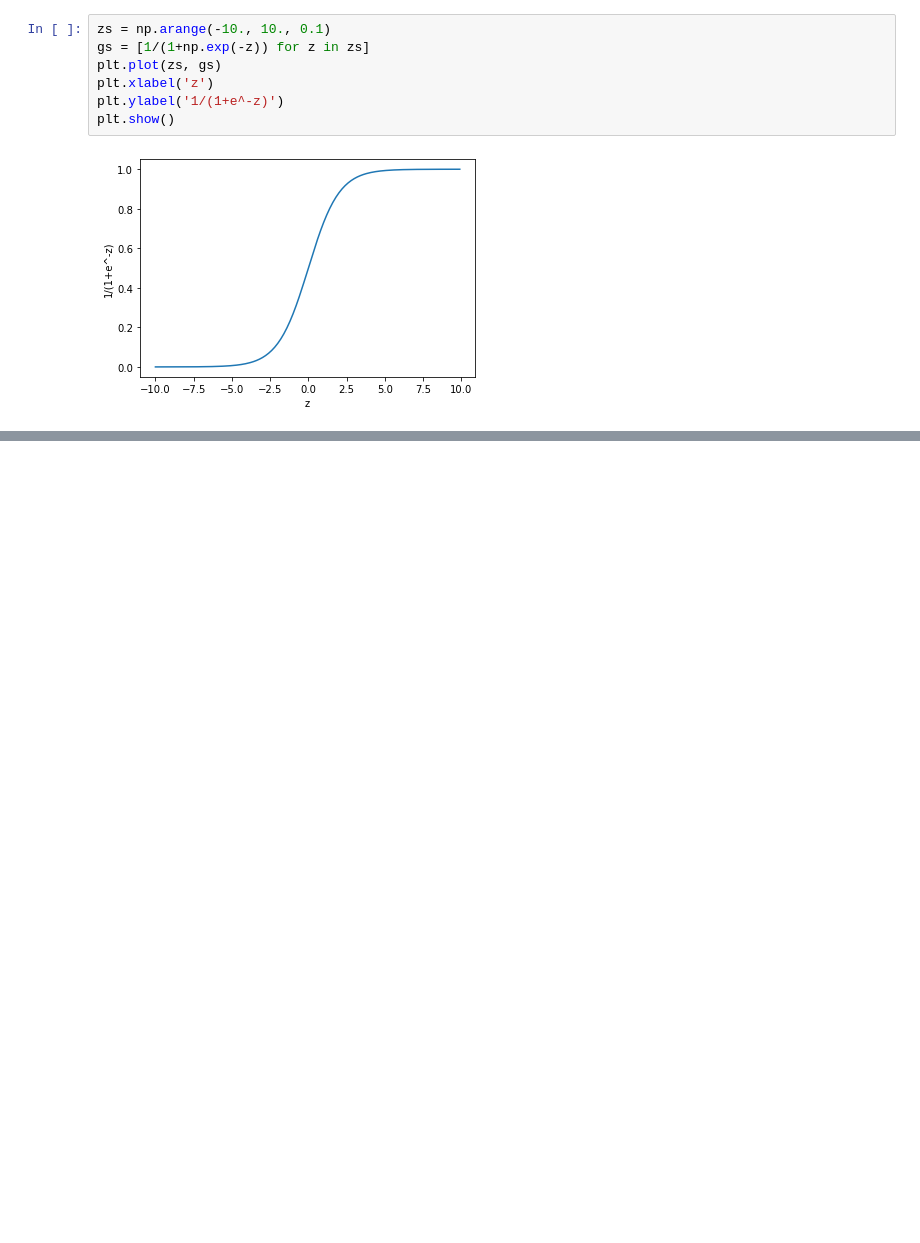
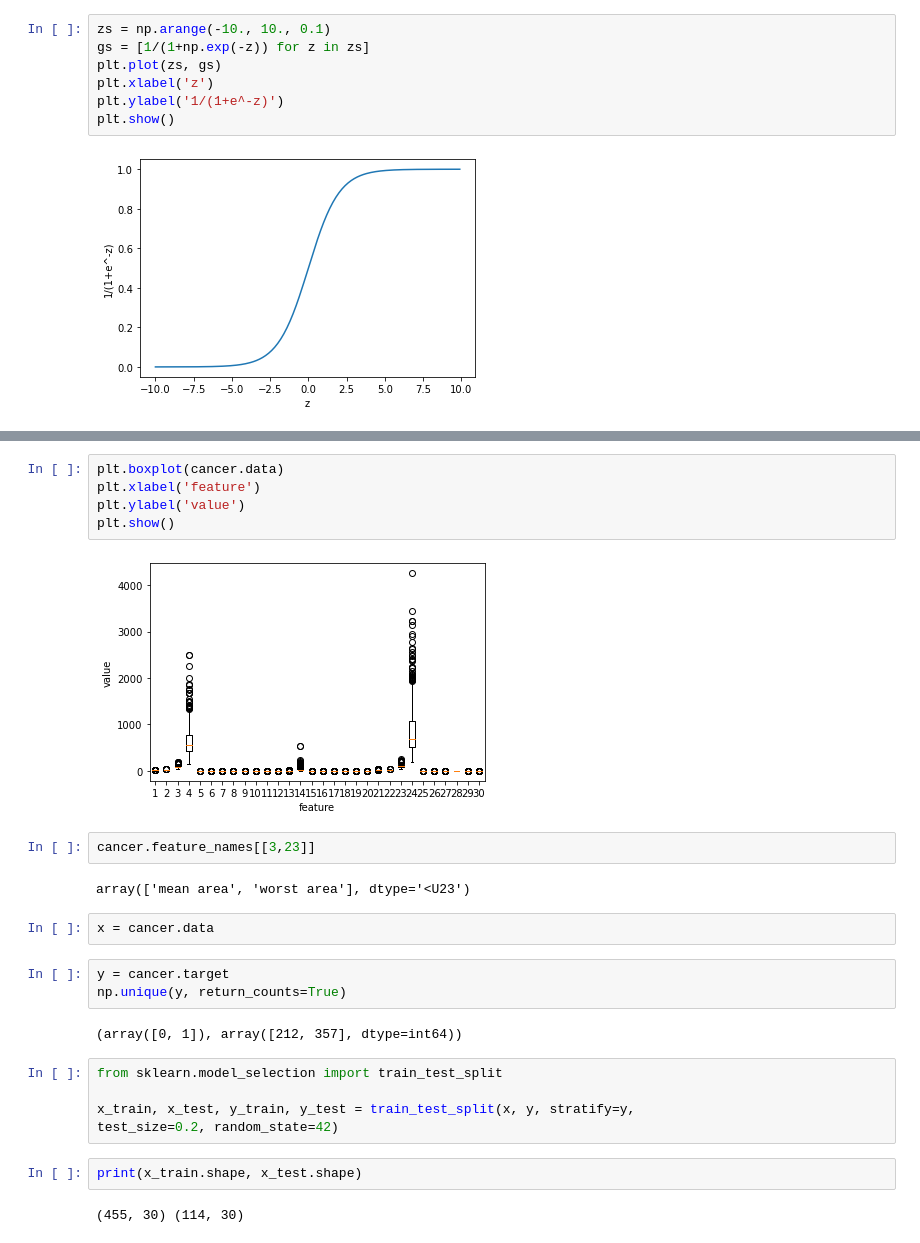
Before and after one commit to imguru-mooc/AI_Basic, a Jupyter notebook: 파이썬/9_day.ipynb, the cells around one changed output, grey strips where cells are left out. Saved outputs shown, nothing was run; the diff lists cells and outputs as text; blank space fills up the shorter version.

```diff
--- a/파이썬/9_day.ipynb
+++ b/파이썬/9_day.ipynb
@@ -308,0 +341,27 @@ plt.show()
+# %%
+plt.boxplot(cancer.data)
+plt.xlabel('feature')
+plt.ylabel('value')
+plt.show()
+# %% [output]
+[figure, added]
+# %%
+cancer.feature_names[[3,23]]
+# %% [output]
+array(['mean area', 'worst area'], dtype='<U23')
+# %%
+x = cancer.data
+# %%
+y = cancer.target
+np.unique(y, return_counts=True)
+# %% [output]
+(array([0, 1]), array([212, 357], dtype=int64))
+# %%
+from sklearn.model_selection import train_test_split
+
+x_train, x_test, y_train, y_test = train_test_split(x, y, stratify=y,
+test_size=0.2, random_state=42)
+# %%
+print(x_train.shape, x_test.shape)
+# %% [output]
+(455, 30) (114, 30)
```
Also changed, not shown: parts of 12 cells of this notebook, 1 other file.
